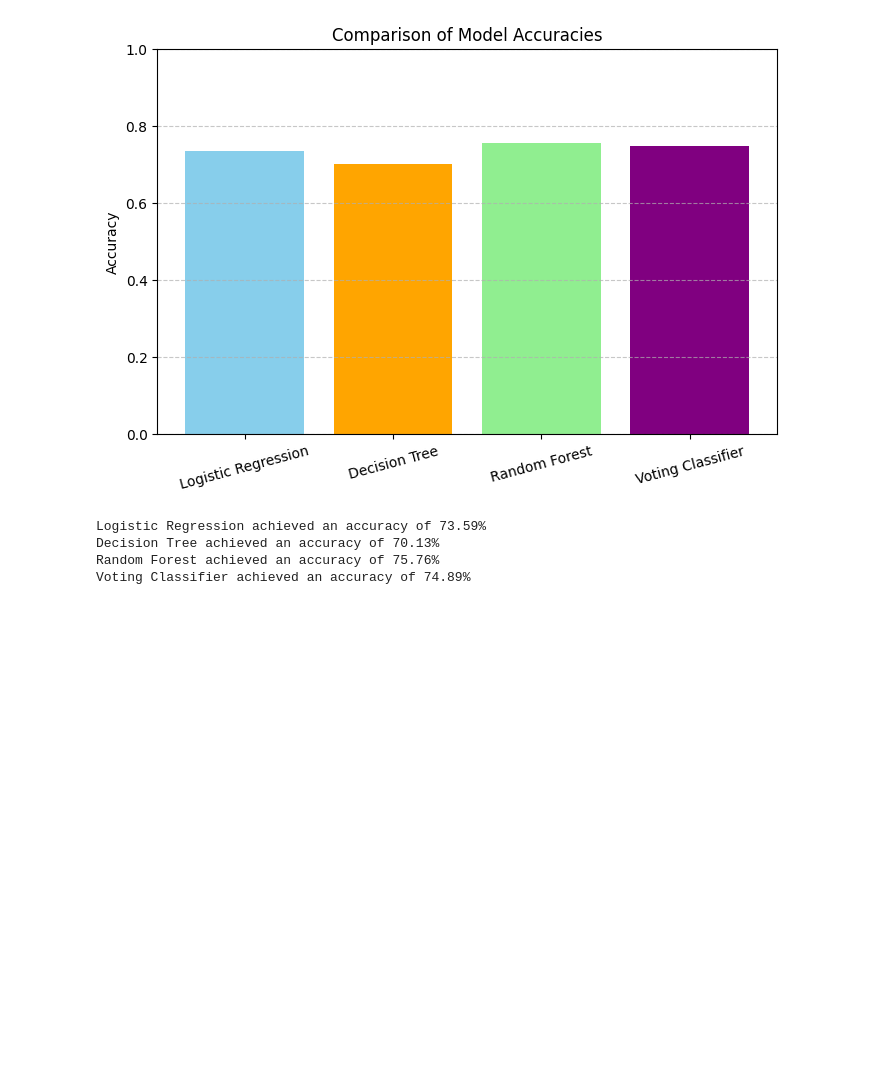
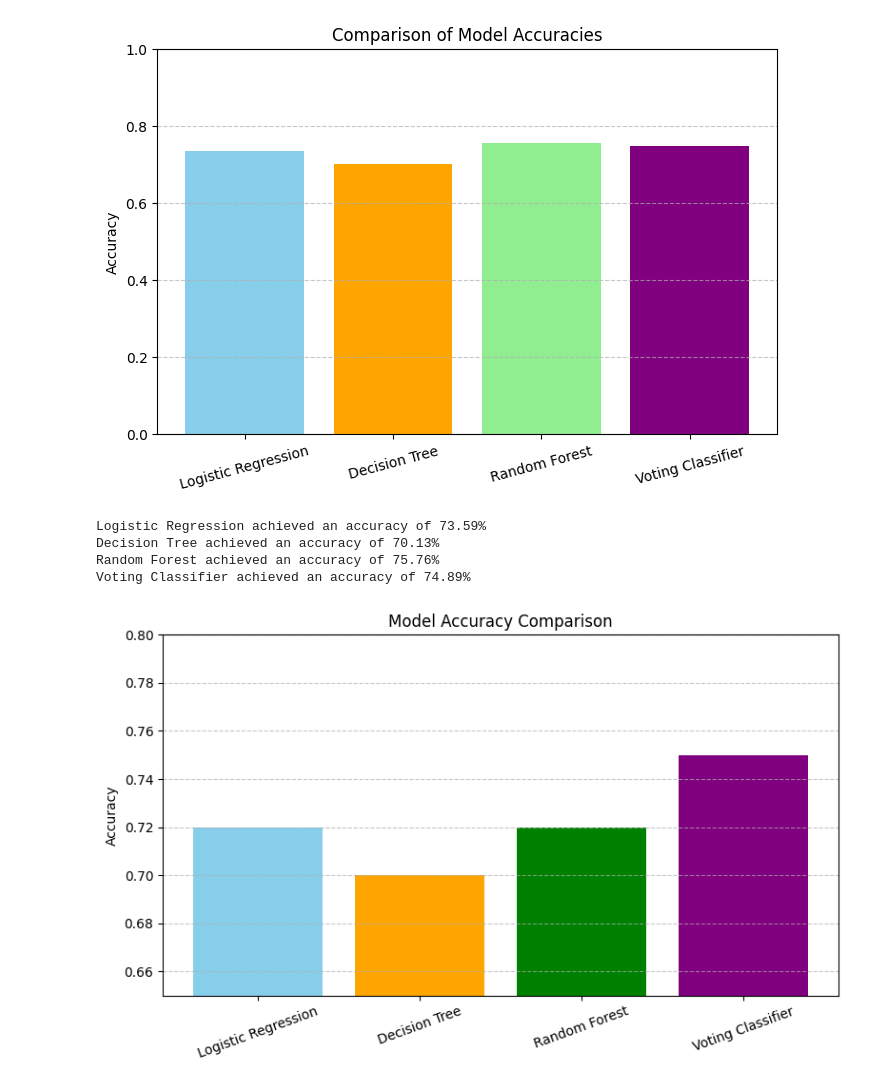
Before and after one commit to Dhanunjaya18/disease-prediction-hybrid-ml, a Jupyter notebook: 01_data_exploration.ipynb, the cells around one changed output. Saved outputs shown, nothing was run; the diff lists cells and outputs as text; code cells hidden in the pictures; blank space fills up the shorter version.

Commit message:
Day 7: Final visualization and reporting completed

```diff
--- a/01_data_exploration.ipynb
+++ b/01_data_exploration.ipynb
@@ -722,3 +722,21 @@ Logistic Regression achieved an accuracy of 73.59%
 Decision Tree achieved an accuracy of 70.13%
 Random Forest achieved an accuracy of 75.76%
 Voting Classifier achieved an accuracy of 74.89%
+# %%
+import matplotlib.pyplot as plt
+
+# Model names and their accuracies (replace with your exact scores if different)
+models = ['Logistic Regression', 'Decision Tree', 'Random Forest', 'Voting Classifier']
+accuracies = [0.72, 0.70, 0.72, 0.75]
+
+plt.figure(figsize=(8, 5))
+plt.bar(models, accuracies, color=['skyblue', 'orange', 'green', 'purple'])
+plt.ylabel("Accuracy")
+plt.ylim(0.65, 0.8)
+plt.title("Model Accuracy Comparison")
+plt.xticks(rotation=20)
+plt.grid(axis='y', linestyle='--', alpha=0.7)
+plt.tight_layout()
+plt.show()
+# %% [output]
+[figure, added]
```
